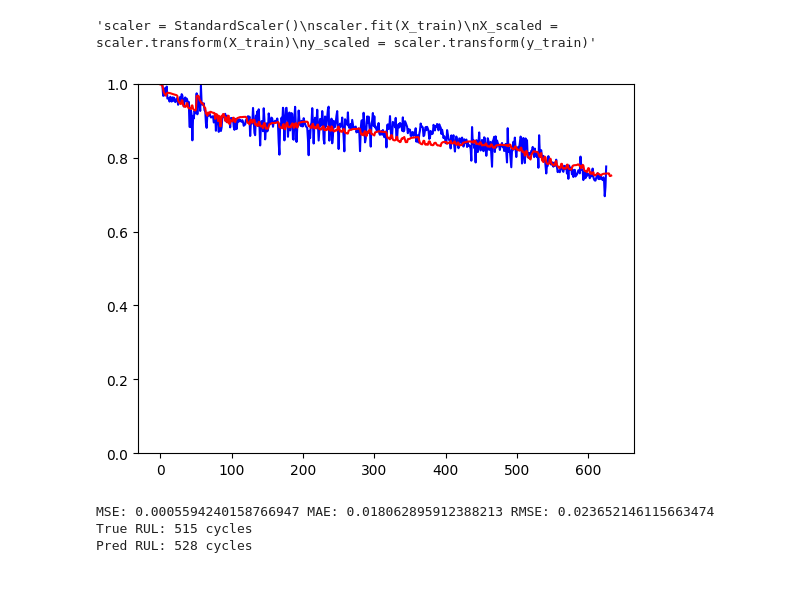
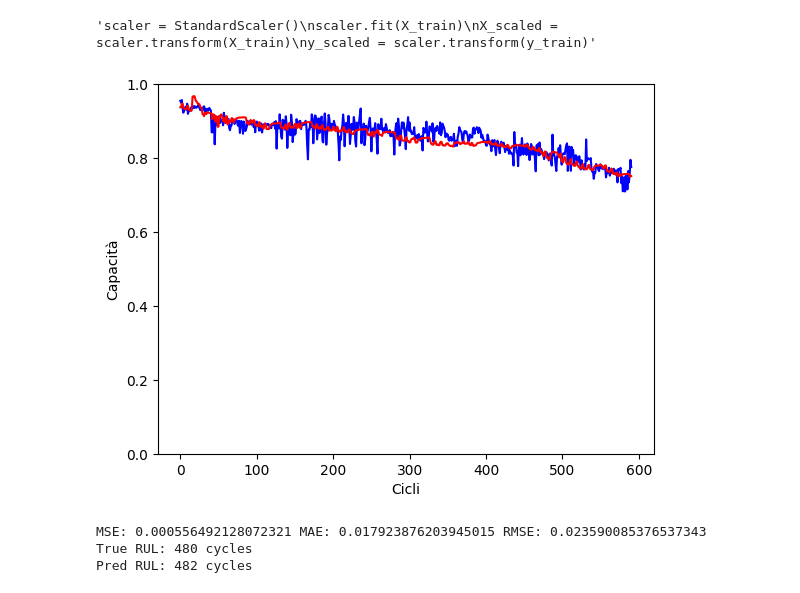
Before and after one commit to MassimilianoPiccinini/SOH_RUL_Prediction, a Jupyter notebook: SOH_RUL_Prediction_Lithium_Ion_Battery.ipynb, the cells around one changed output. Cells and saved outputs as stored; diff of their text form; code cells hidden in the pictures.

```diff
--- a/SOH_RUL_Prediction_Lithium_Ion_Battery.ipynb
+++ b/SOH_RUL_Prediction_Lithium_Ion_Battery.ipynb
@@ -530,14 +528,14 @@ for j, (key, value) in enumerate(subtables.items()):
     hfss = [hfs["hf1s"], hfs["hf2s"], hfs["hf3s"], hfs["hf4s"], hfs["hf5s"], hfs["hf6s"]]
     mics = dict()
     capacities = [c for c in hfs["capacities"] if c is not None]
-    max_length = max(len(hfss[0]), len(hfss[1]), len(hfss[2]), len(hfss[3]), len(hfss[4]), len(hfss[5]), len(capacities))
+    """max_length = max(len(hfss[0]), len(hfss[1]), len(hfss[2]), len(hfss[3]), len(hfss[4]), len(hfss[5]), len(capacities))
     df = pd.DataFrame({'hf1s': pd.Series(hfss[0]),
                    'hf2s': pd.Series(hfss[1]),
                    'hf3s': pd.Series(hfss[2]),
                    'hf4s': pd.Series(hfss[3]),
                    'hf5s': pd.Series(hfss[4]),
                    'hf6s': pd.Series(hfss[5]),
-                   'capacities': pd.Series(capacities)}).reindex(range(max_length))
+                   'capacities': pd.Series(capacities)}).reindex(range(max_length))"""
 
     for i, hf in enumerate(hfss):
         if len(list(hf)) > len(capacities):
@@ -599,18 +597,33 @@ HF6 - Capacity:  0.720808231528697
 # Gaussian Process Regression
 # %%
 df = pd.DataFrame()
+
+def translate_series(series, positions):
+    translated_series = series.copy()
+    for i in range(len(series)):
+        new_index = i + positions
+        if new_index < len(series):
+            translated_series[i] = series[new_index]
+        else:
+            translated_series[i] = np.nan
+    return translated_series
 
 for key, value in dataset.items():
     df_hf = dataset[key]
     df_hf = df_hf[~df_hf.isna().any(axis=1)]
     df_hf = df_hf[df_hf['Capacities'] >= 0.75]
+    df_hf = df_hf.reset_index(drop=True)
     #df_hf['Capacities'] = (df_hf['Capacities'] - 0.8) / 0.2
     if key != "cs2_38":
+        df_hf['Capacities'] = translate_series(df_hf['Capacities'], 50)
+        df_hf = df_hf.dropna()
         df = pd.concat([df, df_hf], axis=0, join='outer', ignore_index=True)
         df.reset_index(drop=True, inplace=True)
     else:
+        df_hf['Capacities'] = translate_series(df_hf['Capacities'], 50)
+        df_hf = df_hf.dropna()
         X_test = df_hf.drop('Capacities', axis=1)
-        y_test = df_hf['Capacities']
+        y_test = df_hf['Capacities'].dropna()
 
 X_train = df.drop('Capacities', axis=1)
 y_train = df['Capacities']
@@ -632,10 +645,12 @@ y_pred, sigma = gp.predict(X_test, return_std=True)
 # %%
 plt.plot(y_pred, color="blue")
 plt.plot(y_test, color="red")
 plt.ylim(0, 1)
+plt.ylabel("Capacità")
+plt.xlabel("Cicli")
 plt.show()
 # %% [output]
-[figure, old version]
+[figure, new version]
 # %%
 def find_end_cycle(ys: list, n: int):
     if len(ys) < n:
@@ -655,11 +670,11 @@ rmse = np.average(np.sqrt(mse))
 print("MSE:", mse, "MAE:", mae, "RMSE:", rmse)
 
 try:
-    print("True RUL:", find_end_cycle(y_test, 4), "cycles")
-    print("Pred RUL:", find_end_cycle(y_pred, 4), "cycles")
+    print("True RUL:", find_end_cycle(y_test, 5), "cycles")
+    print("Pred RUL:", find_end_cycle(y_pred, 5), "cycles")
 except Exception as e:
     raise e
 # %% [output]
-MSE: 0.0005594240158766947 MAE: 0.018062895912388213 RMSE: 0.023652146115663474
-True RUL: 515 cycles
-Pred RUL: 528 cycles
+MSE: 0.000556492128072321 MAE: 0.017923876203945015 RMSE: 0.023590085376537343
+True RUL: 480 cycles
+Pred RUL: 482 cycles
```
Also changed, not shown: parts of 3 cells of this notebook.
